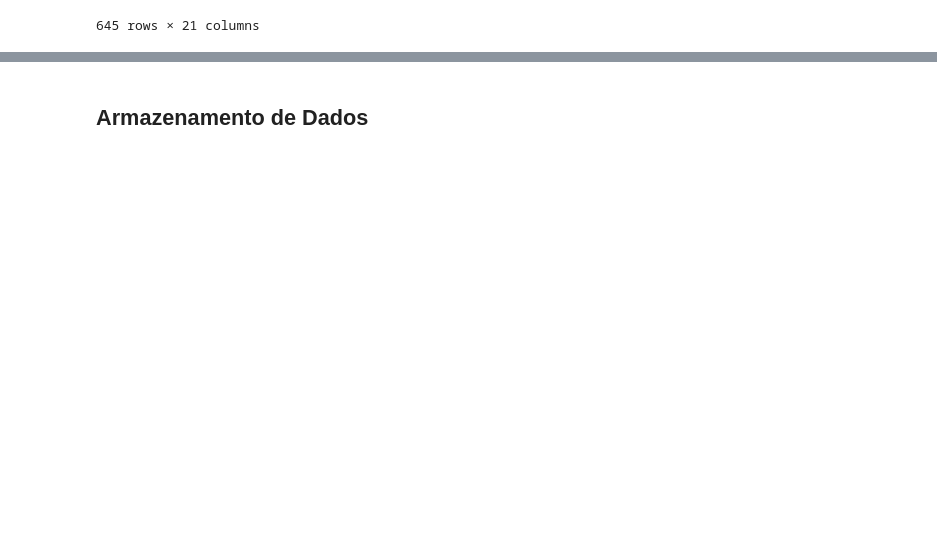
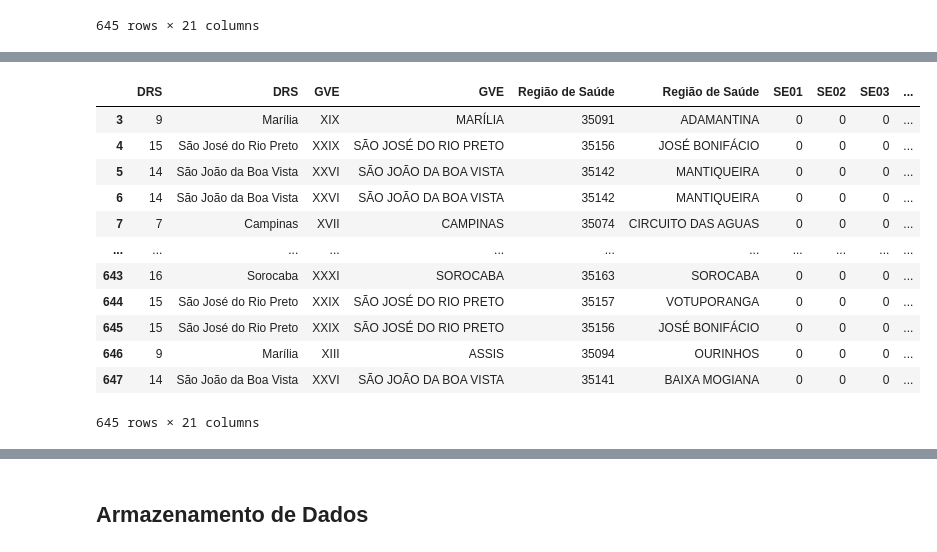
Before and after one commit to liliansom/Chikungunya, a Jupyter notebook: Tratamento_dados.ipynb, the cells around one changed output, grey strips where cells are left out. Saved outputs shown, nothing was run; the diff lists cells and outputs as text; code cells hidden in the pictures; blank space fills up the shorter version.

```diff
--- a/Tratamento_dados.ipynb
+++ b/Tratamento_dados.ipynb
@@ -107,3 +124,22 @@ df
+# %%
+# Separando a coluna municípios
+df[['Num_Municipio', 'Municipio']] = df['município'].str.split(' ', n=1, expand=True)
+df.drop('município', axis=1, inplace=True)
+df
+# %% [output]
+|  | DRS | DRS | GVE | GVE | Região de Saúde | Região de Saúde | SE01 | SE02 | SE03 | ... |
+| 3 | 9 | Marília | XIX | MARÍLIA | 35091 | ADAMANTINA | 0 | 0 | 0 | ... |
+| 4 | 15 | São José do Rio Preto | XXIX | SÃO JOSÉ DO RIO PRETO | 35156 | JOSÉ BONIFÁCIO | 0 | 0 | 0 | ... |
+| 5 | 14 | São João da Boa Vista | XXVI | SÃO JOÃO DA BOA VISTA | 35142 | MANTIQUEIRA | 0 | 0 | 0 | ... |
+| 6 | 14 | São João da Boa Vista | XXVI | SÃO JOÃO DA BOA VISTA | 35142 | MANTIQUEIRA | 0 | 0 | 0 | ... |
+| 7 | 7 | Campinas | XVII | CAMPINAS | 35074 | CIRCUITO DAS AGUAS | 0 | 0 | 0 | ... |
+| ... | ... | ... | ... | ... | ... | ... | ... | ... | ... | ... |
+| 643 | 16 | Sorocaba | XXXI | SOROCABA | 35163 | SOROCABA | 0 | 0 | 0 | ... |
+| 644 | 15 | São José do Rio Preto | XXIX | SÃO JOSÉ DO RIO PRETO | 35157 | VOTUPORANGA | 0 | 0 | 0 | ... |
+| 645 | 15 | São José do Rio Preto | XXIX | SÃO JOSÉ DO RIO PRETO | 35156 | JOSÉ BONIFÁCIO | 0 | 0 | 0 | ... |
+| 646 | 9 | Marília | XIII | ASSIS | 35094 | OURINHOS | 0 | 0 | 0 | ... |
+| 647 | 14 | São João da Boa Vista | XXVI | SÃO JOÃO DA BOA VISTA | 35141 | BAIXA MOGIANA | 0 | 0 | 0 | ... |
+645 rows × 21 columns
 # %%
 df.columns
 # %% [output]
```
Also changed, not shown: parts of 16 cells of this notebook.
